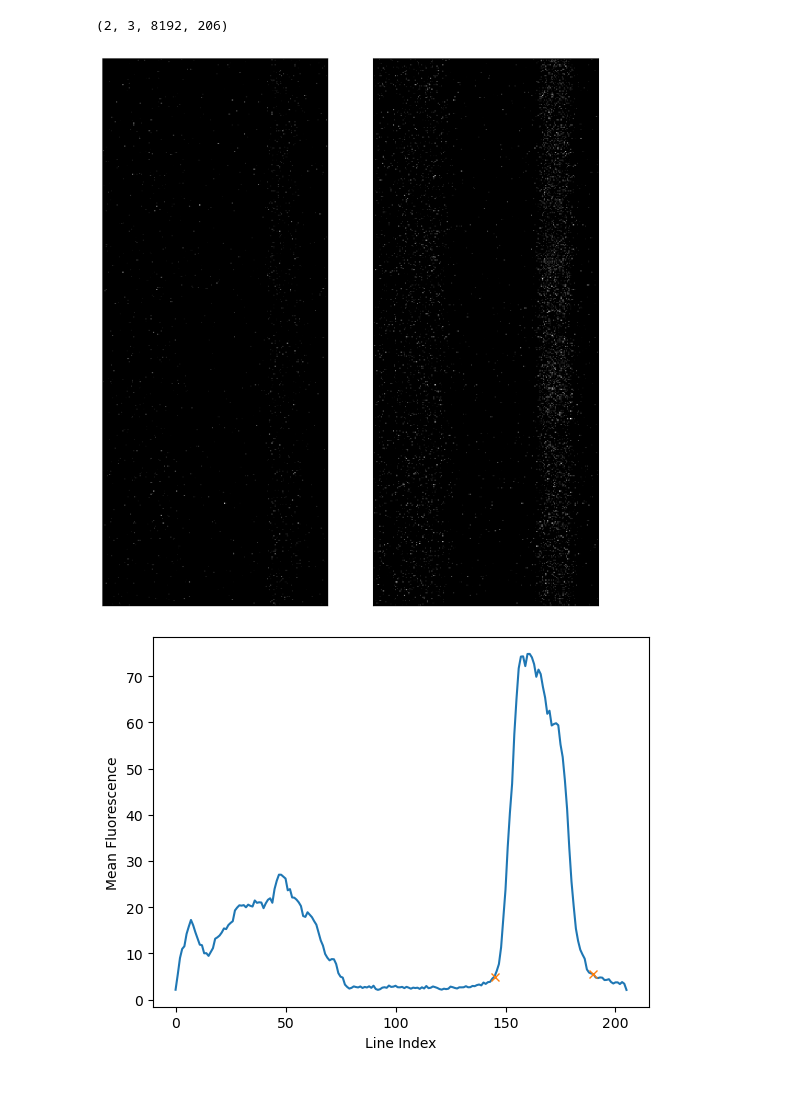
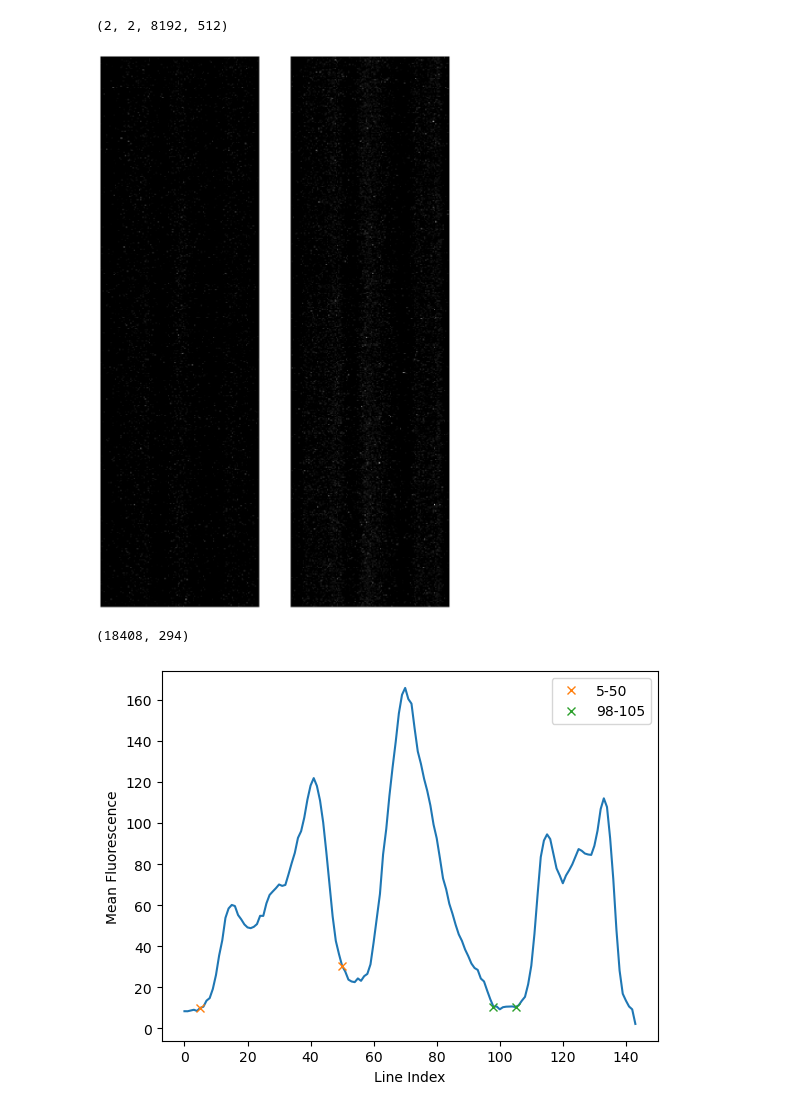
Before and after one commit to yfisher-lab/SessionTools, a Jupyter notebook: Notebooks/ring_linescan.ipynb, the cells around one changed output. Saved outputs shown, nothing was run; the diff lists cells and outputs as text; code cells hidden in the pictures.

```diff
--- a/Notebooks/ring_linescan.ipynb
+++ b/Notebooks/ring_linescan.ipynb
@@ -19,7 +21,33 @@ data_directory = 'LineScan-04082025-1336-fly3-025'
 basedir = pathlib.PurePath(f'/Users/lilynguyen/Downloads/{data_directory}')
 basename_input = pathlib.Path(basedir.joinpath(data_directory))
 metadata = st2p.preprocessing_tools.bruker_metadata.read(basename_input)
+# %%
+# access data on hard drive
+microscope = "Galadriel"
+effector = "ASAP7y_jrGECO1a"
+driver = "ER4d-split"
+date_fly = "250417_fly6"
+data_directory = 'fly6-glom-l1-2-017'
+
+basedir = pathlib.PurePath(f'/Volumes/2p_data/{microscope}/{effector}/{driver}/{date_fly}/{data_directory}')
+basename_input = pathlib.Path(basedir.joinpath(data_directory))
+metadata = st2p.preprocessing_tools.bruker_metadata.read(basename_input)
 # %%
+# reformat tiffs
 tiff_data = st2p.preprocessing_tools.tiff_tools.read_linescan(basename_input, metadata['linescan_size'])
 # %% [output]
-(2, 3, 8192, 206)
+(2, 2, 8192, 512)
+# %%
+# save tiff as hdf5 file
+data_dict = tiff_data
+h5name = f'/Volumes/2p_data/{microscope}/{effector}/{driver}/{date_fly}/analysis/tiffs/{data_directory}.hdf5'
+
+if not os.path.exists(h5name):
+    f = h5py.File(h5name, 'w')
+    for key in data_dict:
+        dset = f.create_dataset(key, data=data_dict[key])
+    f.close()
+
+# # read hdf5 file
+# f = h5py.File(h5name, 'r')
+# f.get('Ch1')
@@ -32,7 +75,7 @@ for i, c in enumerate(tiff_data.keys()):
     ax[i].set_yticks([])
     ax[i].set_xticks([])
 # %% [output]
-[figure, old version]
+[figure, new version]
 # %%
 # function for getting the mean across y values
 def get_mean_f(np_arrays):
@@ -42,11 +86,23 @@ asap_array = tiff_data['Ch2']
+# %%
+np.shape(asap_array)
+# %% [output]
+(18408, 294)
 # %%
 # average fluorescence from all line scans and plot to find glomeruli area
 mean_f = get_mean_f(asap_array)
 
-plt.plot(range(len(mean_f)), mean_f)
-plt.plot([145, 190], mean_f[[145, 190]], "x")
+glom_start = 5
+glom_end = 50
+
+not_glom_start = 98
+not_glom_end = 105
+
+plt.plot(range(len(mean_f)), mean_f, label='_nolegend_')
+plt.plot([glom_start, glom_end], mean_f[[glom_start, glom_end]], "x")
+plt.plot([not_glom_start, not_glom_end], mean_f[[not_glom_start, not_glom_end]], "x")
 plt.ylabel('Mean Fluorescence')
 plt.xlabel('Line Index')
+plt.legend([f'{glom_start}-{glom_end}', f'{not_glom_start}-{not_glom_end}'])
 plt.show()
 # %% [output]
-[figure, old version]
+[figure, new version]
```
Also changed, not shown: parts of 21 cells of this notebook, 1 other file.
